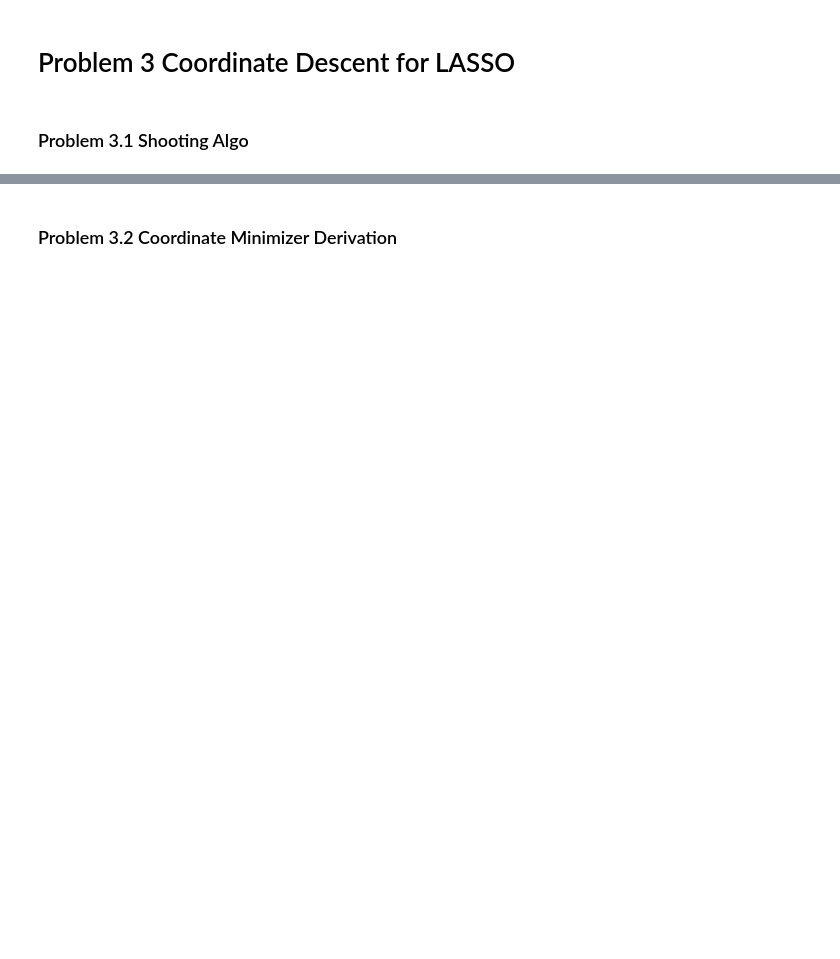
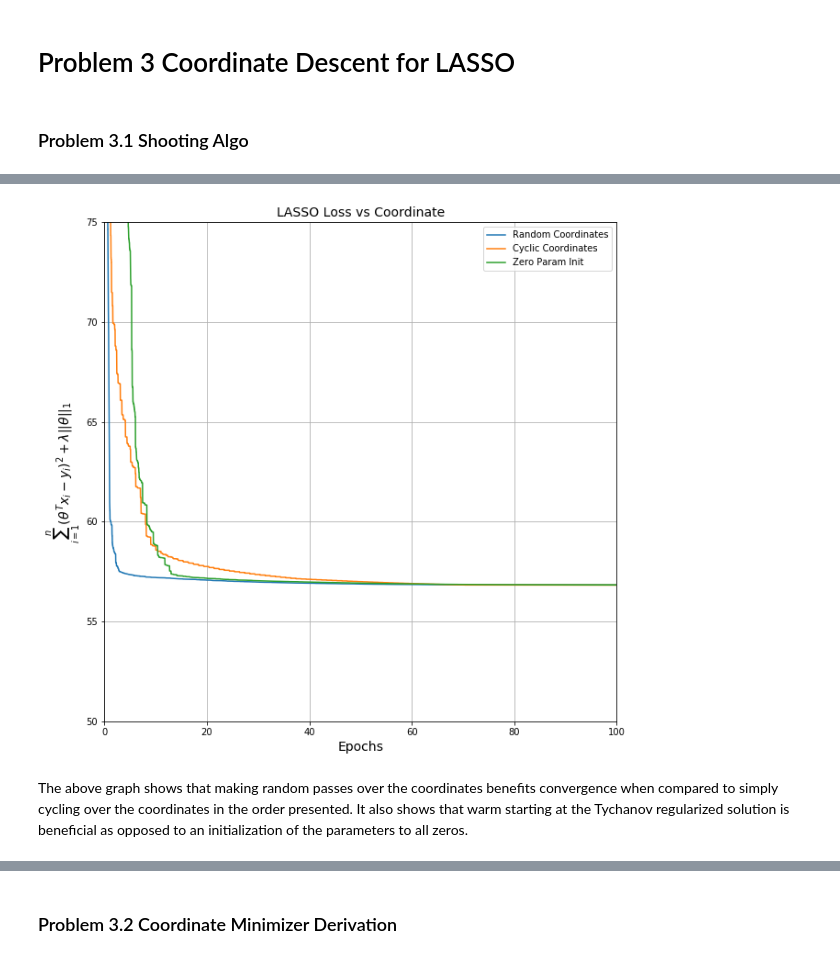
Before and after one commit to chaaland/bloomberg-ml-course, a Jupyter notebook: HW2/writeup/HW2.ipynb, the cells around one changed output, grey strips where cells are left out. Drawn from its saved outputs; the diff is of its cells as text; code cells hidden in the pictures; blank space fills up the shorter version.

```diff
--- a/HW2/writeup/HW2.ipynb
+++ b/HW2/writeup/HW2.ipynb
@@ -130,0 +126,5 @@ array([[369,  21],
+# %%
+n, d = x_train_feat.shape
+# %%
+theta_hist_rand, loss_hist_rand = shooting_algo(x_train_feat, y_train, lambda_reg=10, method='rand')
+theta_hist_rand_cyclic, loss_hist_cyclic = shooting_algo(x_train_feat, y_train,lambda_reg=10, method='cyclic')
@@ -130,0 +134,20 @@ array([[369,  21],
+# %%
+theta_hist_zero_init, loss_hist_zero_init= shooting_algo(x_train_feat, y_train, lambda_reg=10, theta=np.zeros(d), method='rand')
+# %%
+plt.figure(figsize=(10,10))
+plt.plot(np.arange(loss_hist_rand.size)/d, loss_hist_rand.ravel(), label='Random Coordinates')
+plt.plot(np.arange(loss_hist_cyclic.size)/d, loss_hist_cyclic.ravel(), label='Cyclic Coordinates')
+plt.plot(np.arange(loss_hist_zero_init.size)/d, loss_hist_zero_init.ravel(), label='Zero Param Init')
+
+plt.title('LASSO Loss vs Coordinate', fontsize=14);
+plt.xlabel('Epochs', fontsize=14);
+plt.ylabel(r'$\sum_{i=1}^n (\theta^Tx_i - y_i)^2 + \lambda ||\theta||_1$', fontsize=14);
+plt.grid(b=True, which='major');
+plt.grid(b=True, which='minor', linestyle='--');
+plt.xlim([0, 100])
+plt.ylim([50, 75])
+plt.legend();
+# %% [output]
+[figure, added]
+# %% [markdown]
+The above graph shows that making random passes over the coordinates benefits convergence when compared to simply cycling over the coordinates in the order presented. It also shows that warm starting at the Tychanov regularized solution is beneficial as opposed to an initialization of the parameters to all zeros.
```
Also changed, not shown: parts of 23 cells of this notebook.
